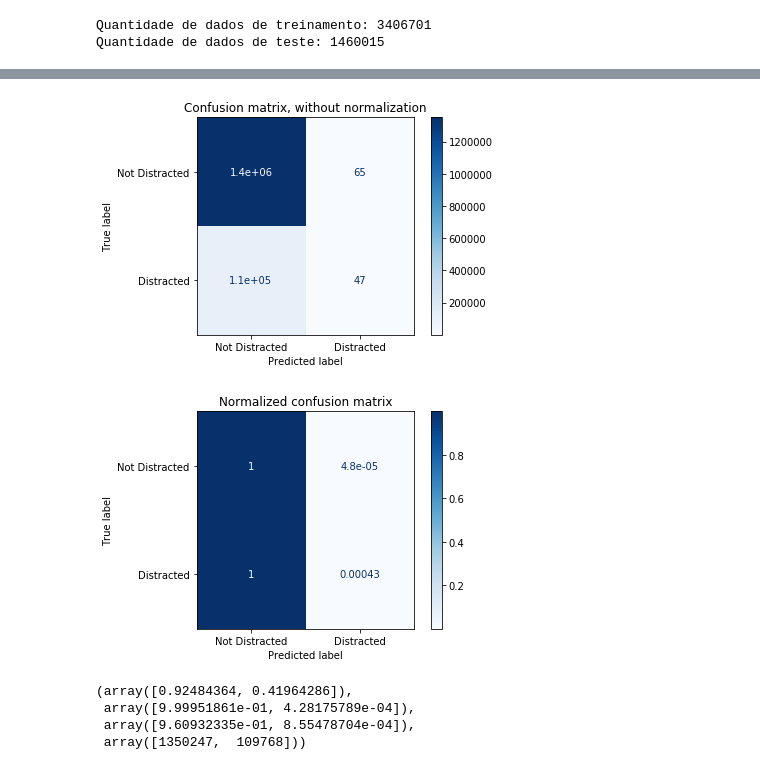
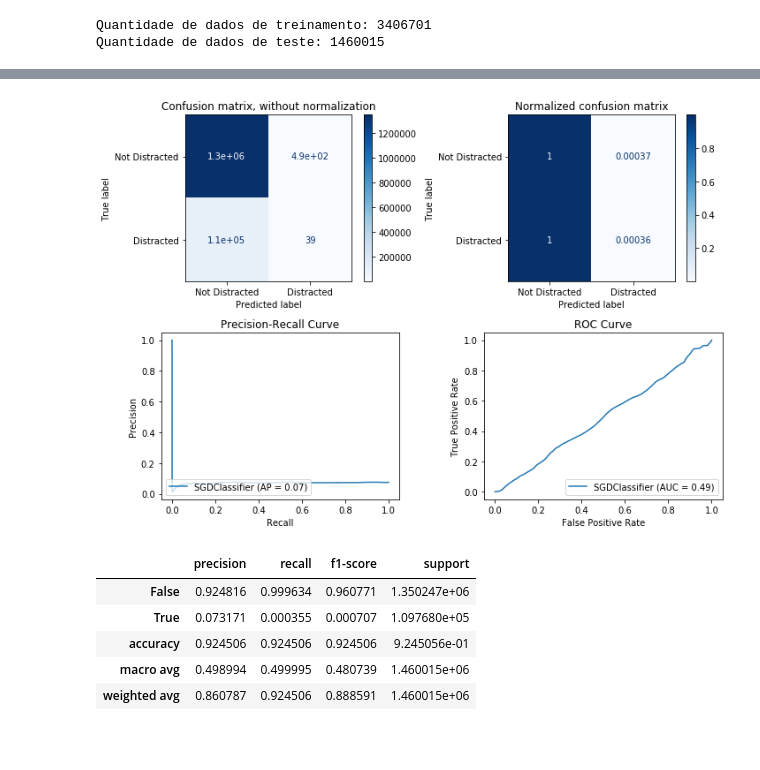
Before and after one commit to joaopamaral/tcc_puc_cdbd, a Jupyter notebook: EDA_TCC.ipynb, the cells around one changed output, grey strips where cells are left out. Drawn from its saved outputs; the diff is of its cells as text; code cells hidden in the pictures; blank space fills up the shorter version.

```diff
--- a/EDA_TCC.ipynb
+++ b/EDA_TCC.ipynb
@@ -208,4 +202,4 @@ y_train.value_counts().plot.pie(autopct='%1.1f%%');
 # %%
-sgd_model = SGDClassifier(n_jobs=-1, verbose=1)
+sgd_model = SGDClassifier(n_jobs=-1) # verbose=1)
 sgd_model.fit(X_train, y_train)
 # %% [output]
@@ -230,27 +212,34 @@ Total training time: 604.65 seconds.
-# %%
-titles_options = [("Confusion matrix, without normalization", None),
-                  ("Normalized confusion matrix", 'true')]
-
-labels = ['Not Distracted', 'Distracted']
-
-for title, normalize in titles_options:
-    disp = plot_confusion_matrix(sgd_model, X_test, y_test,
-                                 display_labels=,
-                                 cmap=plt.cm.Blues,
-                                 normalize=normalize)
-    disp.ax_.set_title(title)
-
-    # print(title)
-    # print(disp.confusion_matrix)
-
-plt.show()
-
-y_predict = sgd_model.predict(X_test)
-precision_recall_fscore_support(y_test, y_predict)
-# %% [output]
-[figure, removed]
-[figure, removed]
-(array([0.92484364, 0.41964286]),
- array([9.99951861e-01, 4.28175789e-04]),
- array([9.60932335e-01, 8.55478704e-04]),
- array([1350247,  109768]))
+# %%
+def show_metrics(model, X_test, y_test):
+    fig, ax = plt.subplots(2, 2, figsize=(10, 7))
+
+    labels = ['Not Distracted', 'Distracted']
+
+    plot_confusion_matrix(sgd_model, X_test, y_test, display_labels=labels, cmap=plt.cm.Blues, ax=ax[0, 0])
+    ax[0, 0].set_title('Confusion matrix, without normalization')
+
+    plot_confusion_matrix(sgd_model, X_test, y_test, display_labels=labels, cmap=plt.cm.Blues, normalize='true', ax=ax[0, 1])
+    ax[0, 1].set_title('Normalized confusion matrix')
+
+    disp = plot_precision_recall_curve(sgd_model, X_test, y_test, ax=ax[1, 0])
+    ax[1, 0].set_title('Precision-Recall Curve')
+
+    plot_roc_curve(sgd_model, X_test, y_test, ax=ax[1, 1])
+    ax[1, 1].set_title('ROC Curve')
+
+    plt.tight_layout()
+    plt.show()
+
+    y_predict = sgd_model.predict(X_test)
+
+    display(pd.DataFrame(classification_report(y_test, y_predict, output_dict=True)).T)
+
+show_metrics(sgd_model, X_test, y_test)
+# %% [output]
+[figure, added]
+|  | precision | recall | f1-score | support |
+| False | 0.924816 | 0.999634 | 0.960771 | 1.350247e+06 |
+| True | 0.073171 | 0.000355 | 0.000707 | 1.097680e+05 |
+| accuracy | 0.924506 | 0.924506 | 0.924506 | 9.245056e-01 |
+| macro avg | 0.498994 | 0.499995 | 0.480739 | 1.460015e+06 |
+| weighted avg | 0.860787 | 0.924506 | 0.888591 | 1.460015e+06 |
```
Also changed, not shown: parts of 5 cells of this notebook.
